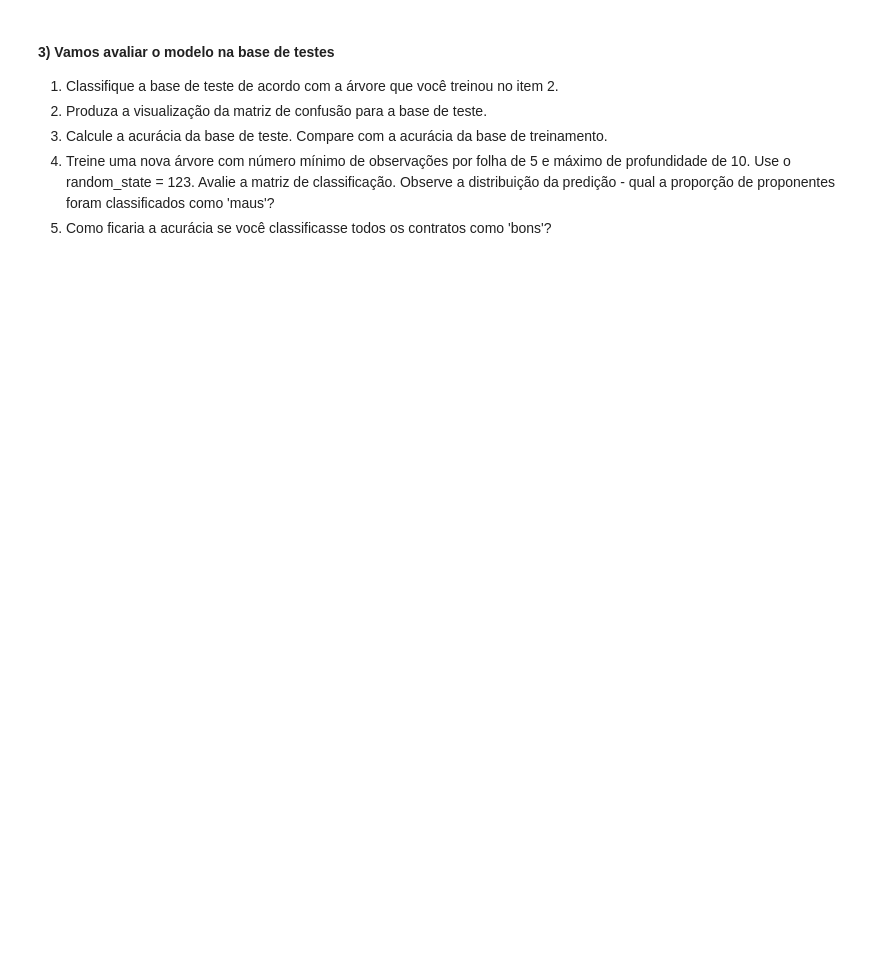
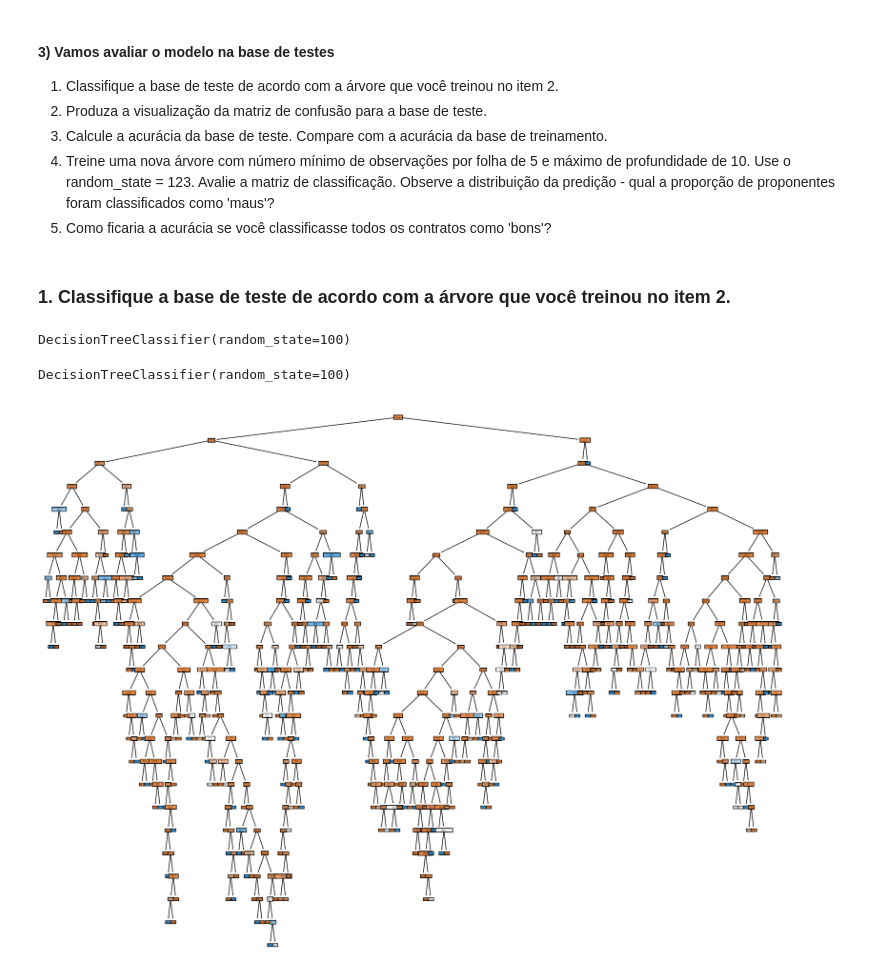
Before and after one commit to TiagoSilvaLourenco/data_science, a Jupyter notebook: modulo_7/tarefa_2/Mod 07 - Tarefa 02.ipynb, the cells around one changed output. Cells and saved outputs as stored; diff of their text form; code cells hidden in the pictures; blank space fills up the shorter version.

```diff
--- a/modulo_7/tarefa_2/Mod 07 - Tarefa 02.ipynb
+++ b/modulo_7/tarefa_2/Mod 07 - Tarefa 02.ipynb
@@ -175,3 +179,25 @@ plot_tree(
 3. Calcule a acurácia da base de teste. Compare com a acurácia da base de treinamento.
 4. Treine uma nova árvore com número mínimo de observações por folha de 5 e máximo de profundidade de 10. Use o random_state = 123. Avalie a matriz de classificação. Observe a distribuição da predição - qual a proporção de proponentes foram classificados como 'maus'?
 5. Como ficaria a acurácia se você classificasse todos os contratos como 'bons'?
+# %% [markdown]
+### 1. Classifique a base de teste de acordo com a árvore que você treinou no item 2.
+# %%
+clf = DecisionTreeClassifier(random_state=100)
+clf
+# %% [output]
+DecisionTreeClassifier(random_state=100)
+# %%
+clf_test = clf.fit(x_test, y_test)
+clf_test
+# %% [output]
+DecisionTreeClassifier(random_state=100)
+# %%
+plt.figure(figsize=(20,15))
+plot_tree(
+    clf_test,
+    filled=True,
+    class_names=['Mau', 'Bom'],
+    feature_names=x_test.columns
+);
+# %% [output]
+[figure, added]
```
Also changed, not shown: parts of 20 cells of this notebook.
